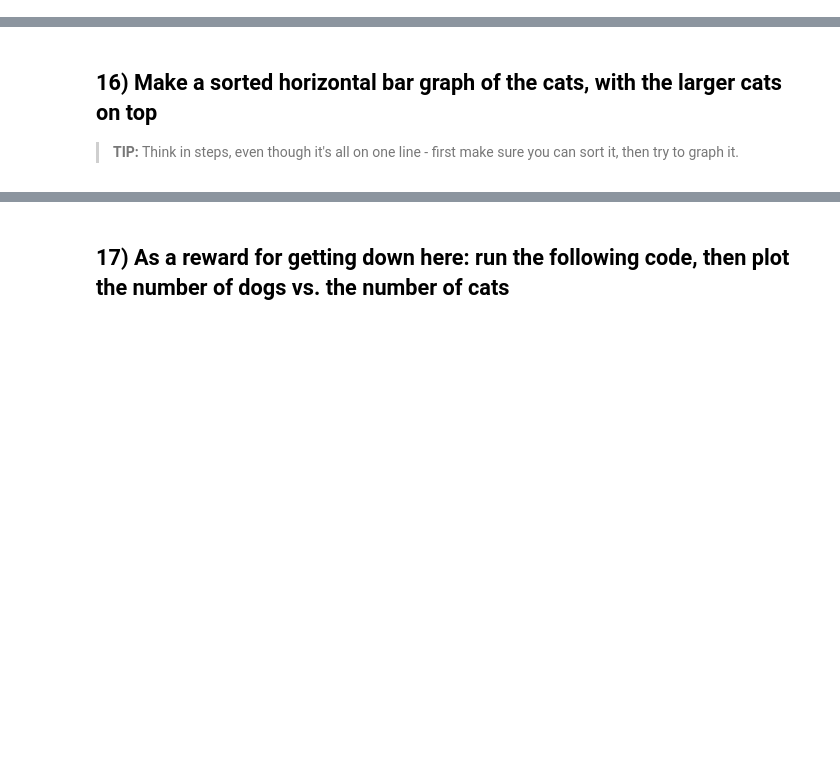
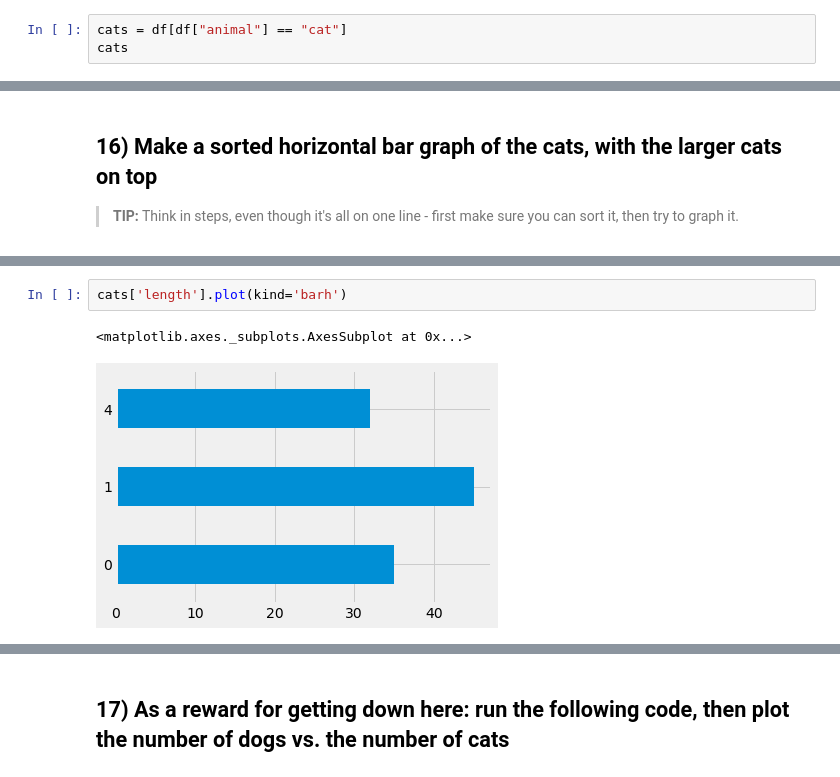
Before and after one commit to adaskalopoulou/foundations, a Jupyter notebook: 05 - pandas intro (animals dataset).ipynb, the cells around one changed output, grey strips where cells are left out. Saved outputs shown, nothing was run; the diff lists cells and outputs as text; blank space fills up the shorter version.

```diff
--- a/05 - pandas intro (animals dataset).ipynb
+++ b/05 - pandas intro (animals dataset).ipynb
@@ -136,3 +146,6 @@ df[df["length"] > 40]
 This is the same as listing them, but you just save the result to a variable instead of looking at it. Be sure to use `.head()` to make sure your data looks right.
 
 Once you do this, every time you use `cats` you'll only be talking about the cats, and same for the dogs.
+# %%
+cats = df[df["animal"] == "cat"]
+cats
@@ -170,0 +245,5 @@ We didn't talk about how to make a histogram in class! It **does not** use `plot
+# %%
+cats['length'].plot(kind='barh')
+# %% [output]
+<matplotlib.axes._subplots.AxesSubplot at 0x...>
+[figure, added]
```
Also changed, not shown: parts of 14 cells of this notebook, 1 other file.
